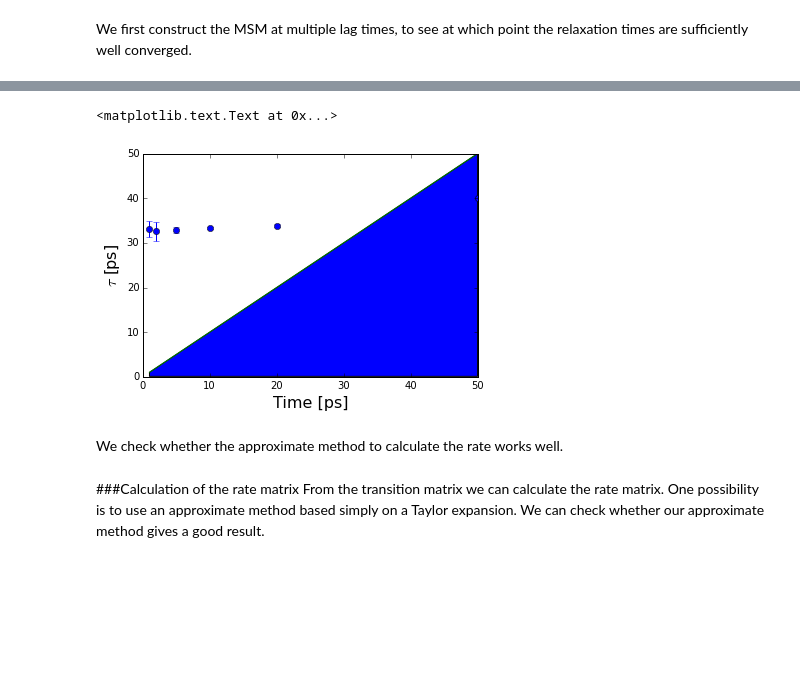
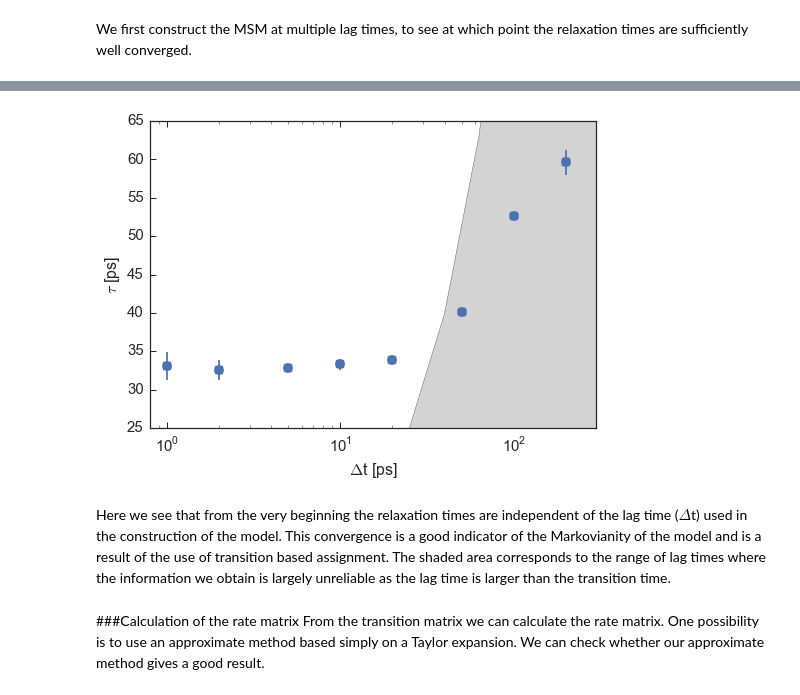
Before and after one commit to BioKT/MasterMSM, a Jupyter notebook: examples/alanine_dipeptide/ala_dipeptide.ipynb, the cells around one changed output, grey strips where cells are left out. Cells and saved outputs as stored; diff of their text form; code cells hidden in the pictures; blank space fills up the shorter version.

Commit message:
seaborn plotting in ipython notebook

```diff
--- a/examples/alanine_dipeptide/ala_dipeptide.ipynb
+++ b/examples/alanine_dipeptide/ala_dipeptide.ipynb
@@ -8,6 +8,9 @@ First we import a number of libraries we will need as we run this example
 import math
 import numpy as np
 import matplotlib.pyplot as plt
+import seaborn as sns
+sns.set(style="ticks", color_codes=True, font_scale=1.5)
+sns.set_style({"xtick.direction": "in", "ytick.direction": "in"})
 # %% [output]
 The autoreload extension is already loaded. To reload it, use:
   %reload_ext autoreload
@@ -118,19 +102,20 @@ msm_alaTB.convergence_test(time=[1, 2, 5, 10, 20, 50], error=True)
 # %%
 tau_vs_lagt = np.array([[x,msm_alaTB.msms[x].tauT[0],msm_alaTB.msms[x].tau_std[0]] \
                for x in sorted(msm_alaTB.msms.keys())])
 fig, ax = plt.subplots()
-ax.errorbar(tau_vs_lagt[:,0],tau_vs_lagt[:,1],fmt='o', yerr=tau_vs_lagt[:,2])
-ax.plot(tau_vs_lagt[:,0],tau_vs_lagt[:,0])
-ax.fill_between(tau_vs_lagt[:,0], 1e-1, tau_vs_lagt[:,0],face)
-
-ax.set_xlabel(r'Time [ps]', fontsize=16)
+ax.errorbar(tau_vs_lagt[:,0],tau_vs_lagt[:,1],fmt='o', yerr=tau_vs_lagt[:,2], markersize=10)
+#ax.plot(tau_vs_lagt[:,0],tau_vs_lagt[:,0])
+ax.fill_between(10**np.arange(-0.2,3,0.2), 1e-1, 10**np.arange(-0.2,3,0.2), facecolor='lightgray')
+ax.set_xlabel(r'$\Delta$t [ps]', fontsize=16)
 ax.set_ylabel(r'$\tau$ [ps]', fontsize=16)
+ax.set_xlim(0.8,300)
+ax.set_ylim(25,65)
+_ = ax.set_xscale('log')
 #ax.set_yscale('log')
 # %% [output]
-<matplotlib.text.Text at 0x...>
-[figure, old version]
+[figure, new version]
-# %% [markdown]
-We check whether the approximate method to calculate the rate works well.
+# %% [markdown]
+Here we see that from the very beginning the relaxation times are independent of the lag time ($\Delta$t) used in the construction of the model. This convergence is a good indicator of the Markovianity of the model and is a result of the use of transition based assignment. The shaded area corresponds to the range of lag times where the information we obtain is largely unreliable as the lag time is larger than the transition time.
 # %% [markdown]
 ###Calculation of the rate matrix
 From the transition matrix we can calculate the rate matrix. One possibility is to use an approximate method based simply on a Taylor expansion. We can check whether our approximate method gives a good result.
```
Also changed, not shown: parts of 4 cells of this notebook.
